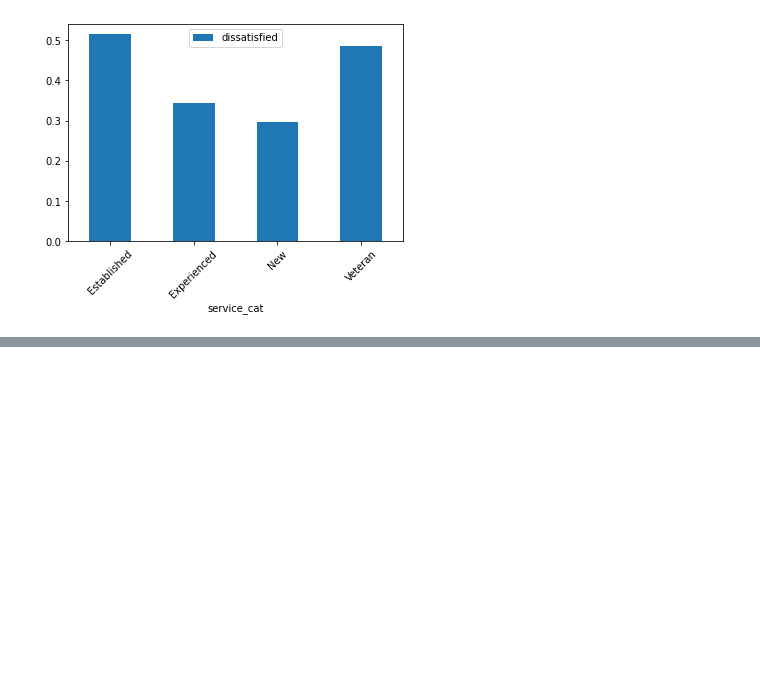
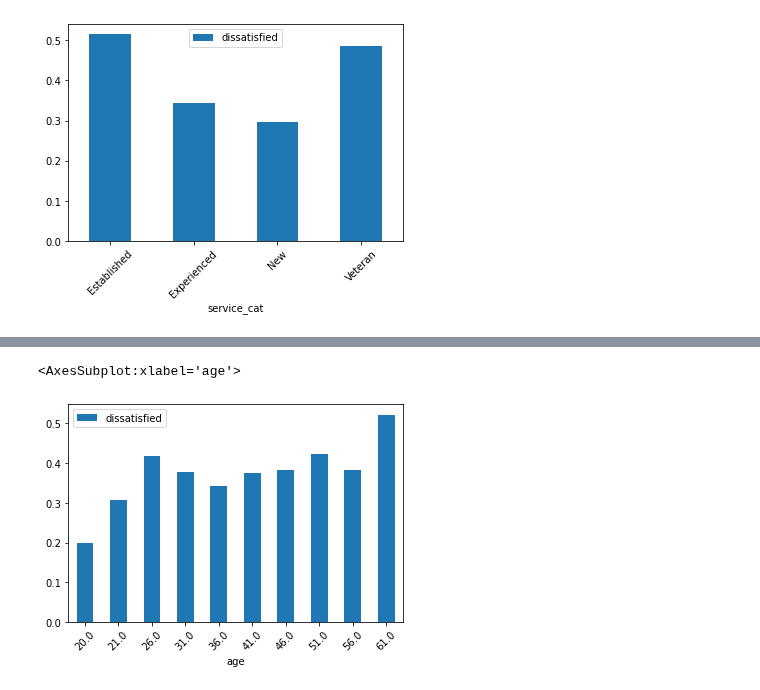
Before and after one commit to capncrockett/Dataquest, a Jupyter notebook: emp_exit_surveys/exit_surveys.ipynb, the cells around one changed output, grey strips where cells are left out. Drawn from its saved outputs; the diff is of its cells as text; code cells hidden in the pictures; blank space fills up the shorter version.

Commit message:
Wrap up guided project. Add inline comments to various operations for clarity. Add age explorations with graphs.

```diff
--- a/emp_exit_surveys/exit_surveys.ipynb
+++ b/emp_exit_surveys/exit_surveys.ipynb
@@ -613,0 +679,4 @@ service_cat_dis_table.plot(kind='bar', rot=45)
+# %%
+# Extract lower end age from groups. Convert to float.
+combined_updated['age'] = combined_updated['age'].astype('str').str.extract(r"(\d+)").astype('float')
+combined_updated['age'].value_counts(dropna=False).sort_index()
@@ -613,0 +696,21 @@ service_cat_dis_table.plot(kind='bar', rot=45)
+# %%
+# Sort into broader age categories.
+def age_sorter(val):
+    if pd.isnull(val):
+        return np.nan
+    elif val < 21:
+        return 'Youth'
+    elif 21 <= val < 30:
+        return '20s'
+    elif 30 <= val < 40:
+        return '30s'
+    elif 40 <= val < 50:
+        return '40s'
+    elif 50 <= val < 60:
+        return '50s'
+    elif 60 <= val:
+        return '60s'
+
+
+combined_updated['age_cat'] = combined_updated['age'].apply(age_sorter)
+combined_updated['age_cat'].value_counts(dropna=False)
@@ -613,0 +726,7 @@ service_cat_dis_table.plot(kind='bar', rot=45)
+# %%
+# Create table:represent age to dissatisfied.
+age_dis_mean = combined_updated.pivot_table(index='age', values='dissatisfied')
+age_dis_mean.plot(kind='bar', rot=45)
+# %% [output]
+<AxesSubplot:xlabel='age'>
+[figure, added]
```
Also changed, not shown: parts of 14 cells of this notebook.
